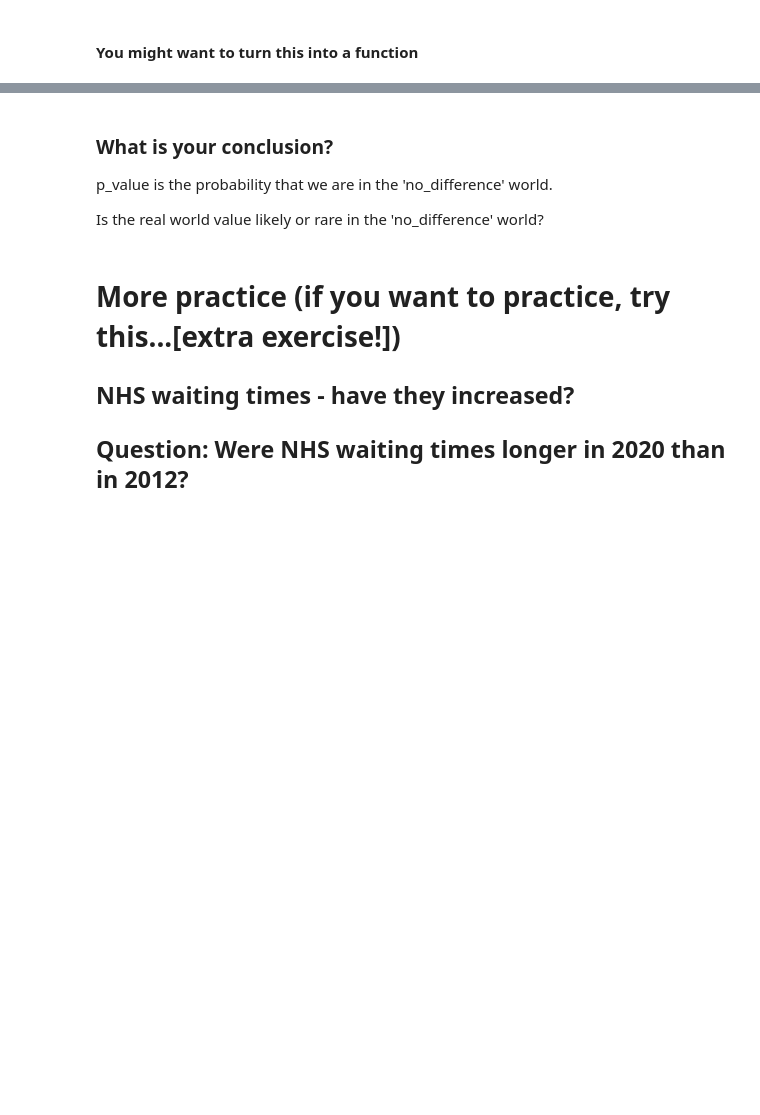
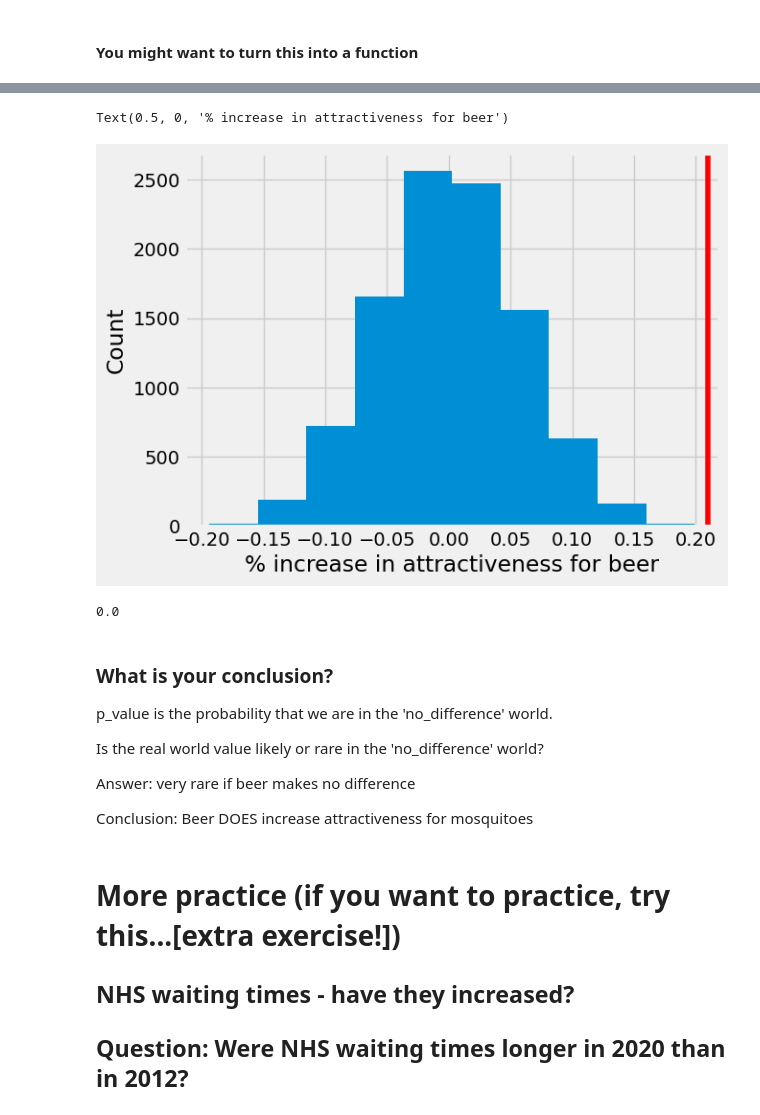
Before and after one commit to olsonac/data_science_for_brain_and_behaviour_26-27, a Jupyter notebook: Lectures/wk7_2_permutation_tests2/permutation_tests.ipynb, the cells around one changed output, grey strips where cells are left out. Saved outputs shown, nothing was run; the diff lists cells and outputs as text; code cells hidden in the pictures; blank space fills up the shorter version.

```diff
--- a/Lectures/wk7_2_permutation_tests2/permutation_tests.ipynb
+++ b/Lectures/wk7_2_permutation_tests2/permutation_tests.ipynb
@@ -763,18 +766,38 @@ np.float64(0.018517838298632947)
 # %%
 # Put the rest of your simulation code together here
+
+num_sim=10000
+sim_result = np.zeros(num_sim)
+
+for i in np.arange(0,num_sim):
+    sim_result[i] = simulate_beer_water_diff(mozzie_diffs)
+
+plt.hist(sim_result)
+plt.axvline(real_diff_in_means,color="red")
+plt.ylabel("Count")
+plt.xlabel("% increase in attractiveness for beer")
+# %% [output]
+Text(0.5, 0, '% increase in attractiveness for beer')
+[figure, added]
 # %%
 # calculate p-value
 
 # How many of the 'no difference world' values were
 # as big or bigger than the real world value?
-p_value = np.count_nonzero(sim_diff >= real_diff_in_means) / num_simulations
+p_value = np.count_nonzero(sim_result >= real_diff_in_means) / num_sim
 p_value
+# %% [output]
+0.0
 # %% [markdown]
 ### What is  your conclusion?
 
 p_value is the probability that we are in the 'no_difference' world.
 
 Is the real world value likely or rare in the 'no_difference' world?
+
+Answer: very rare if beer makes no difference
+
+Conclusion:  Beer DOES increase attractiveness for mosquitoes
 # %% [markdown]
 # More practice (if you want to practice, try this...[extra exercise!])
 
```
Also changed, not shown: parts of 5 cells of this notebook, 2 other files.
